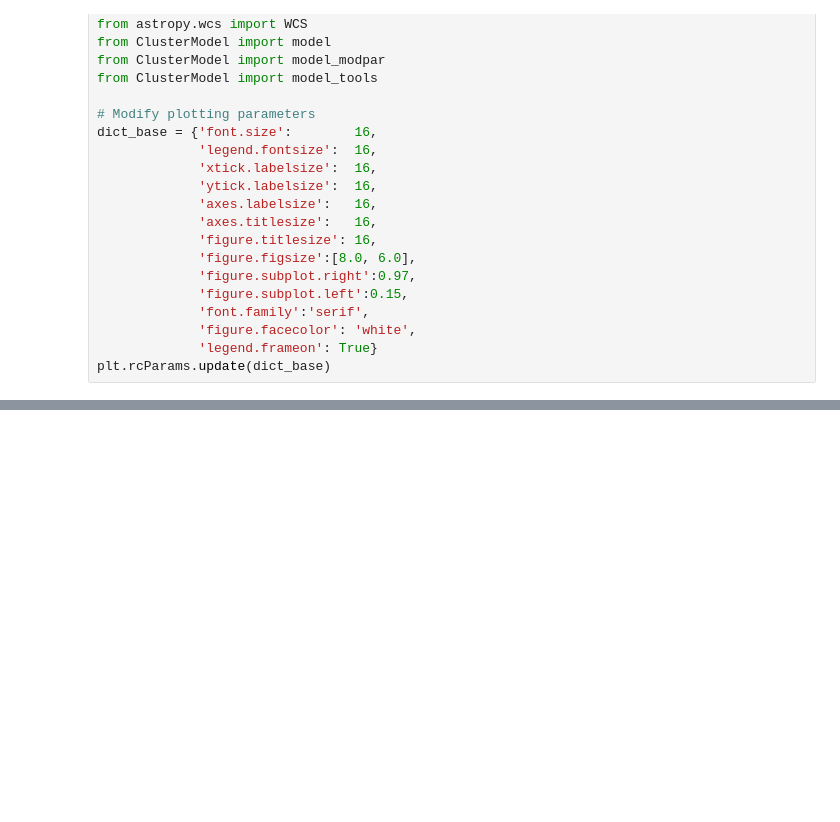
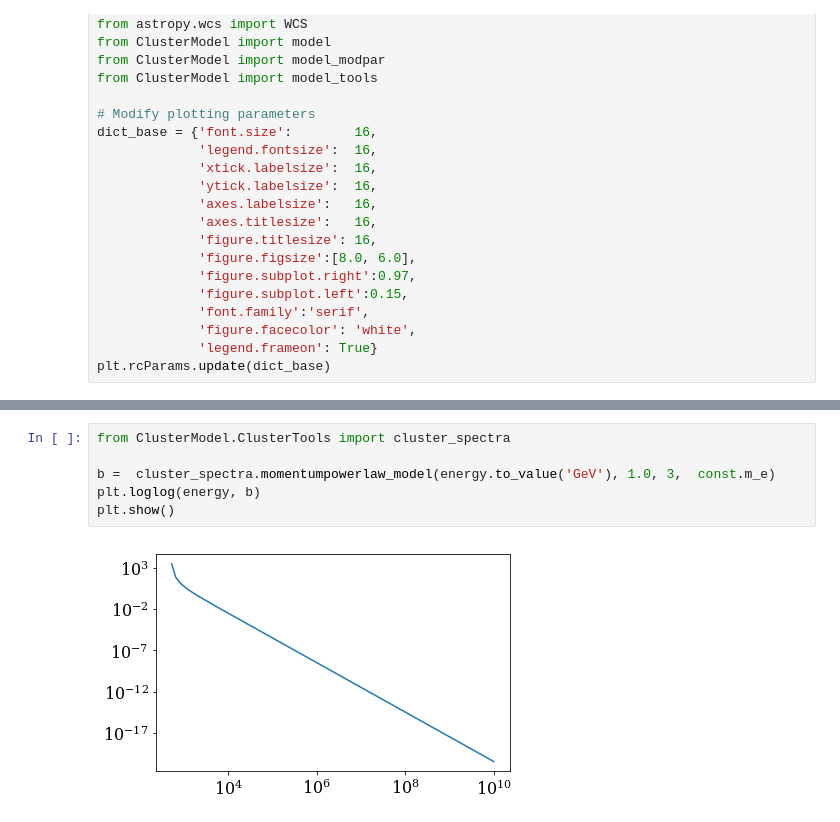
Before and after one commit to renlliang3/ClusterModel, a Jupyter notebook: notebook/HazalNotebooks/MomentumSpacePowerLaw.ipynb, the cells around one changed output, grey strips where cells are left out. Saved outputs shown, nothing was run; the diff lists cells and outputs as text; blank space fills up the shorter version.

```diff
--- a/notebook/HazalNotebooks/MomentumSpacePowerLaw.ipynb
+++ b/notebook/HazalNotebooks/MomentumSpacePowerLaw.ipynb
@@ -207,0 +104,8 @@ f
+# %%
+from ClusterModel.ClusterTools import cluster_spectra
+
+b =  cluster_spectra.momentumpowerlaw_model(energy.to_value('GeV'), 1.0, 3,  const.m_e)
+plt.loglog(energy, b)
+plt.show()
+# %% [output]
+[figure, added]
```
Also changed, not shown: parts of 59 cells of this notebook, 3 other files.
